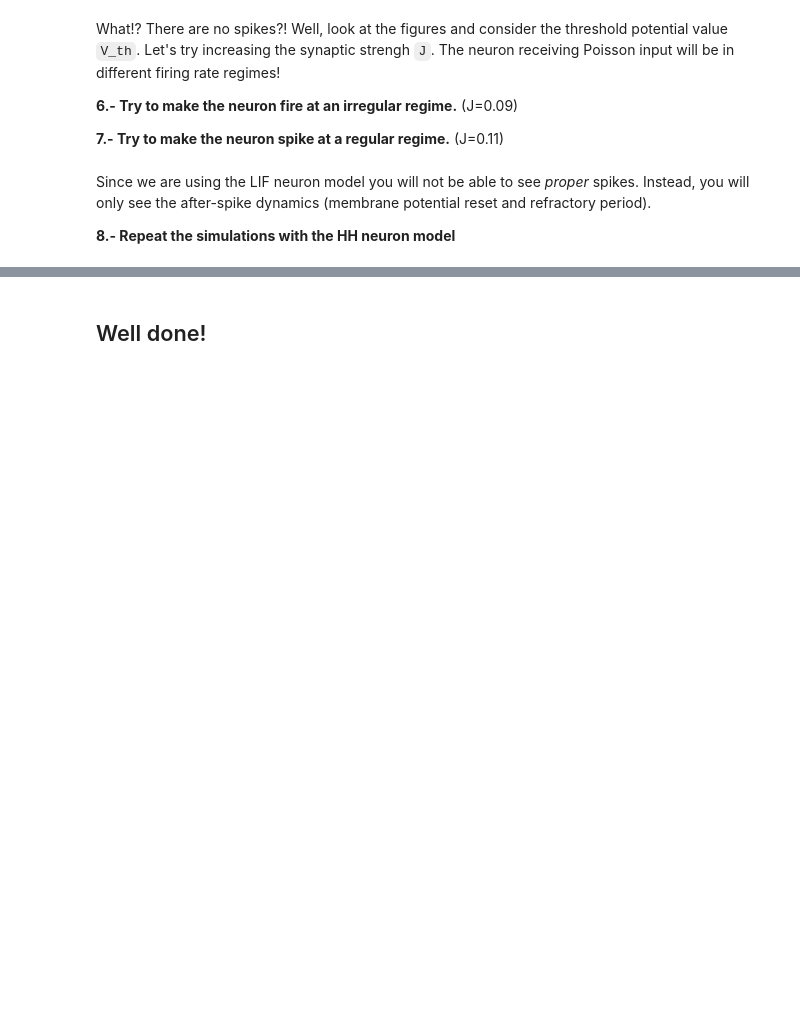
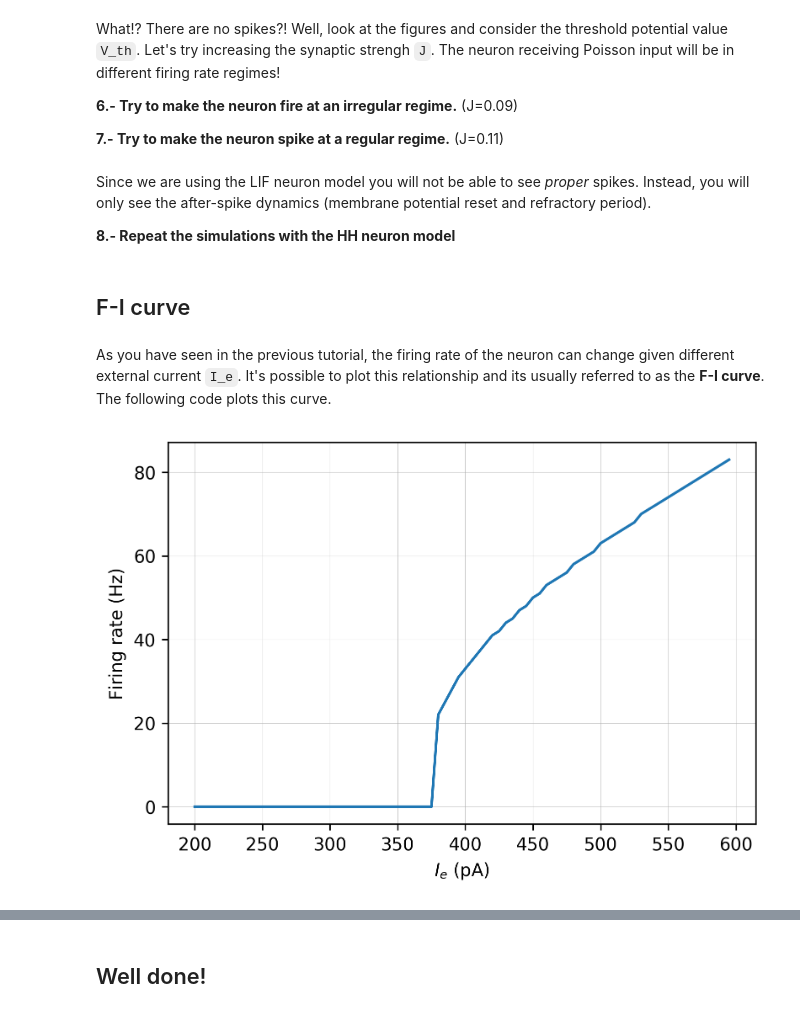
Before and after one commit to oist-ncbc/skill-pill-plus, a Jupyter notebook: Tutorial-2_NEST-Introduction/NEST_Introduction.ipynb, the cells around one changed output, grey strips where cells are left out. Drawn from its saved outputs; the diff is of its cells as text; code cells hidden in the pictures; blank space fills up the shorter version.

Commit message:
Added F-I curve

```diff
--- a/Tutorial-2_NEST-Introduction/NEST_Introduction.ipynb
+++ b/Tutorial-2_NEST-Introduction/NEST_Introduction.ipynb
@@ -405,3 +406,51 @@ What!? There are no spikes?! Well, look at the figures and consider the threshol
 Since we are using the LIF neuron model you will not be able to see *proper* spikes. Instead, you will only see the after-spike dynamics (membrane potential reset and refractory period).
 
 **8.- Repeat the simulations with the HH neuron model**
+# %% [markdown]
+## F-I curve
+# %% [markdown]
+As you have seen in the previous tutorial, the firing rate of the neuron can change given different external current `I_e`. It's possible to plot this relationship and its usually referred to as the **F-I curve**. The following code plots this curve.
+# %%
+# neuron parameter
+neuron_params = {
+    'C_m': 250.0, # (pF)
+    'E_L': 0., # (mV)
+    'I_e': 0.0, # (pA)
+    'V_m': 0., # (mV)
+    'V_reset': 0., # (mV)
+    'V_th': 15., # (mV)
+    't_ref': 2.0, # (ms)
+    'tau_m': 10.0, # (ms)
+}
+
+model = 'iaf_psc_delta'
+# %%
+def FI_curve(model, params=False, I_e=(200.0,600.0,5.0), T_sim=1e3):
+    i_range = np.arange(*I_e)
+    rates = np.zeros(np.size(i_range))
+
+    for n, i in enumerate(i_range):
+        nest.ResetKernel()
+        if params:
+            nest.SetDefaults(model, params)
+        neuron=nest.Create(model)
+        nest.SetStatus(neuron, {'I_e': i})
+        spike_detector=nest.Create('spike_detector')
+        nest.SetStatus(spike_detector, [{'withtime': True,'withgid': True,'to_file': False}])
+        nest.Connect(neuron,spike_detector)
+        nest.Simulate(T_sim)
+        rates[n] = nest.GetStatus(spike_detector, 'n_events')[0] * 1000.0 / T_sim
+
+    return rates
+# %%
+rates = FI_curve(model, neuron_params)
+I_e=(200.0,600.0,5.0)
+# %%
+fig3 = plt.figure(3)
+plt.plot(np.arange(*I_e),rates)
+plt.grid(linestyle='-', linewidth=.25, alpha=.7)
+plt.ylabel('Firing rate (Hz)')
+plt.xlabel(r'$I_e$ (pA)')
+plt.show()
+# %% [output]
+[figure, added]
```
Also changed, not shown: parts of 5 cells of this notebook, 2 other files.
